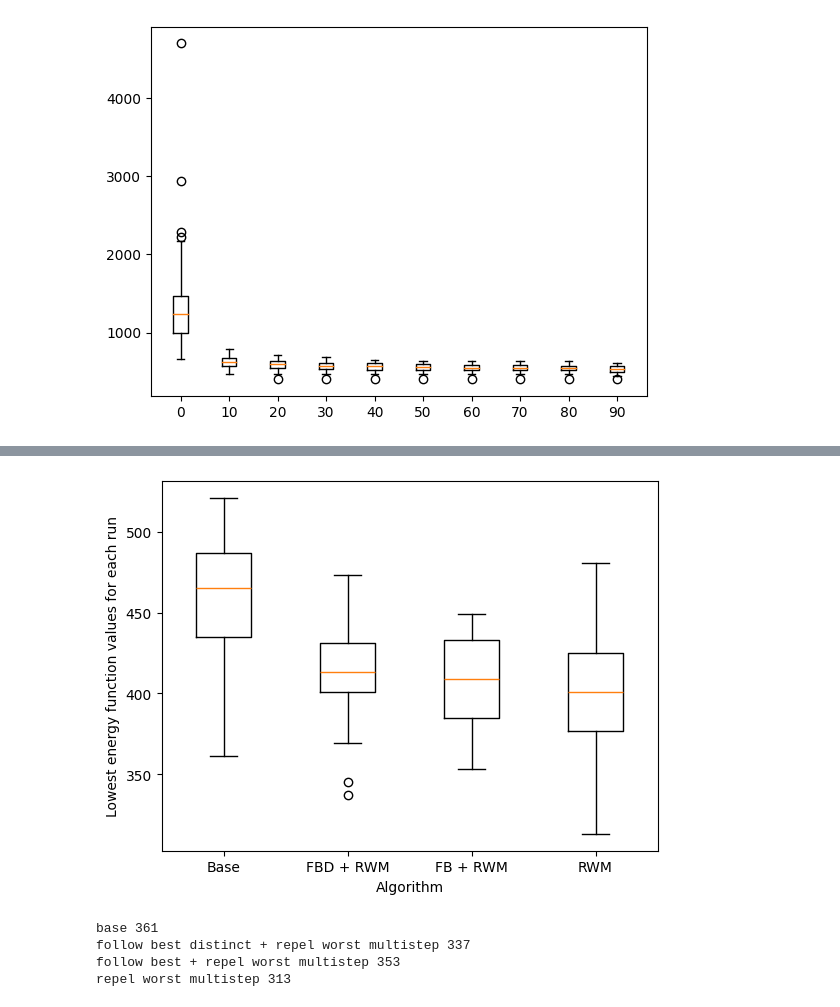
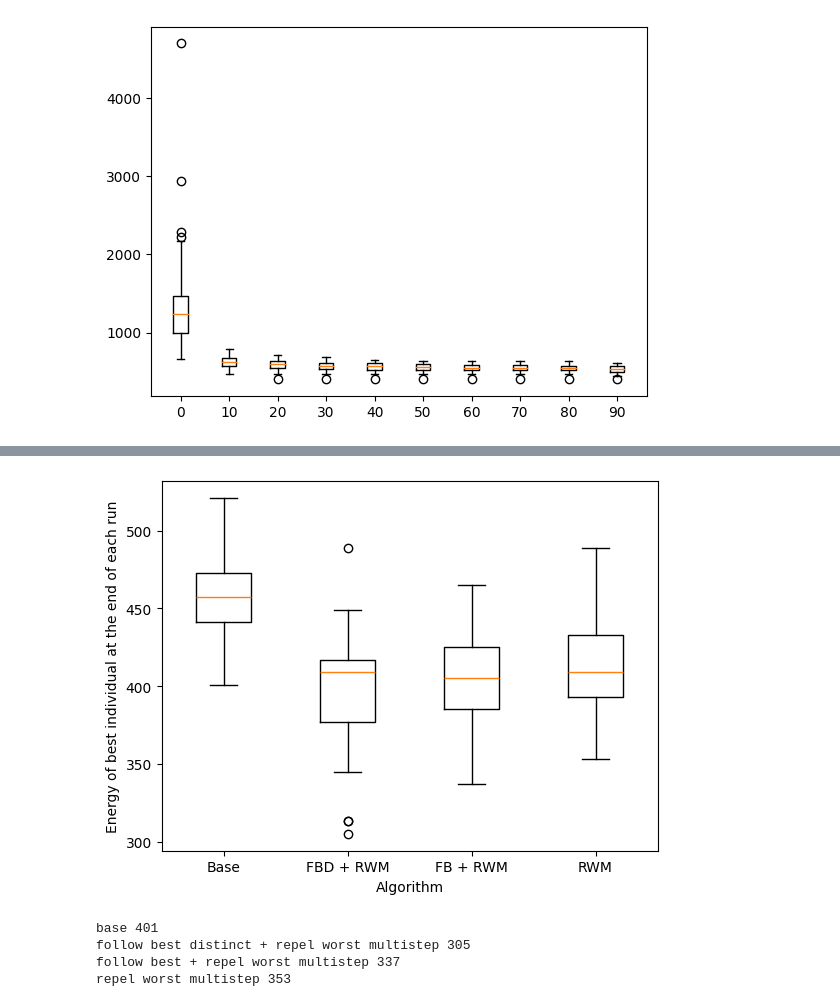
Before and after one commit to bogumilap/TOPSIS-LABS, a Jupyter notebook: results.ipynb, the cells around one changed output, grey strips where cells are left out. Drawn from its saved outputs; the diff is of its cells as text; code cells hidden in the pictures.

```diff
--- a/results.ipynb
+++ b/results.ipynb
@@ -435,2 +468,8 @@ draw_fitness_boxplots(combo_distinct_gravity_multistep_fitness_observers1)
+# %%
+with open("results/results_fitness.json", "r") as f:
+    solutions = json.load(f)
+
+with open("results/results_fitness_mean.json", "r") as f:
+    mean_fitness = json.load(f)
 # %%
 plt.rcParams["figure.figsize"] = (15, 10)
@@ -473,0 +476,9 @@ plt.show()
+# %%
+iterations_axis = [i for i in range(100)]
+for key in mean_fitness:
+    plt.plot(iterations_axis, mean_fitness[key], label=key.title())
+plt.legend()
+plt.xlabel("Iteration number")
+plt.ylabel("Mean energy function value for the best individual across runs")
+plt.savefig("results/variants_comparison_plot.jpg")
+plt.show()
@@ -529,9 +513,11 @@ with open("results/results_fitness_mean.json", "w") as f:
 # %%
-import json
-
-keys = ['base', "follow best distinct + repel worst multistep", "follow best + repel worst multistep", "repel worst multistep"]
-
-with open("results_fitness.json", "r") as f:
-    data = json.load(f)
-
-data = {key: data[key] for key in keys}
+relevant_algorithms = ['base', "follow best distinct + repel worst multistep", "follow best + repel worst multistep", "repel worst multistep"]
+# %%
+
+for key in relevant_algorithms:
+    plt.plot(iterations_axis, mean_fitness[key], label=key.title())
+plt.legend()
+plt.xlabel("Iteration number")
+plt.ylabel("Mean energy function value for the best individual across runs")
+plt.savefig("results/relevant_variants_comparison_plot.jpg")
+plt.show()
@@ -538,19 +526,19 @@ data = {key: data[key] for key in keys}
 # %%
-import matplotlib.pyplot as plt
-
+relevant_solutions = {key: [min(run) for run in solutions[key]] for key in relevant_algorithms}
 
 labels = ["Base", "FBD + RWM", "FB + RWM", "RWM"]
-plt.boxplot([data[key] for key in keys], labels=labels)
+plt.boxplot([relevant_solutions[key] for key in relevant_algorithms], labels=labels)
 plt.xlabel("Algorithm")
-plt.ylabel("Lowest energy function values for each run")
+plt.ylabel("Energy of best individual at the end of each run")
+plt.savefig("results/boxplot_relevant.jpg")
 plt.show()
 # %% [output]
-[figure, old version]
+[figure, new version]
 # %%
-for key, datum in data.items():
+for key, datum in relevant_solutions.items():
     print(key, min(datum))
 # %% [output]
-base 361
-follow best distinct + repel worst multistep 337
-follow best + repel worst multistep 353
-repel worst multistep 313
+base 401
+follow best distinct + repel worst multistep 305
+follow best + repel worst multistep 337
+repel worst multistep 353
```
Also changed, not shown: parts of 15 cells of this notebook, 3 other files.
